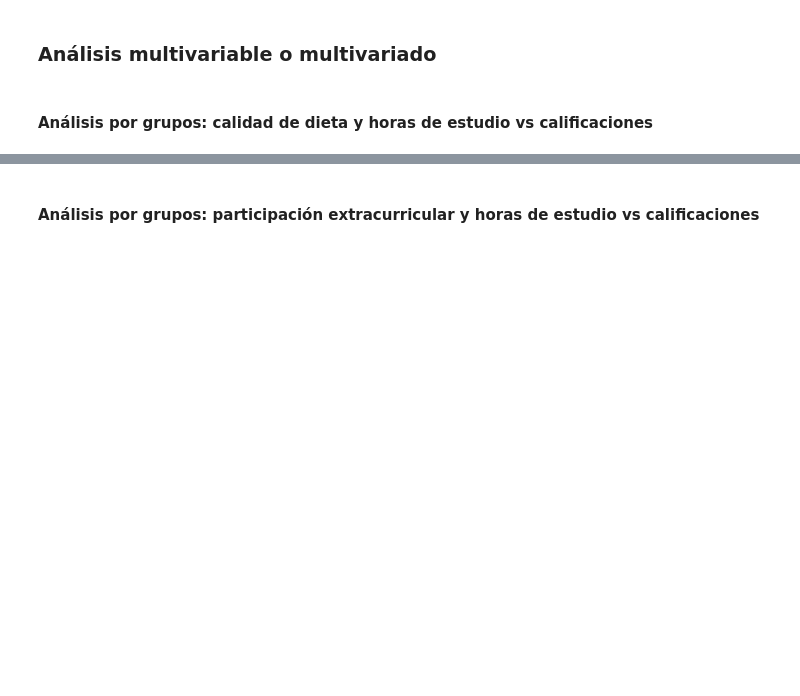
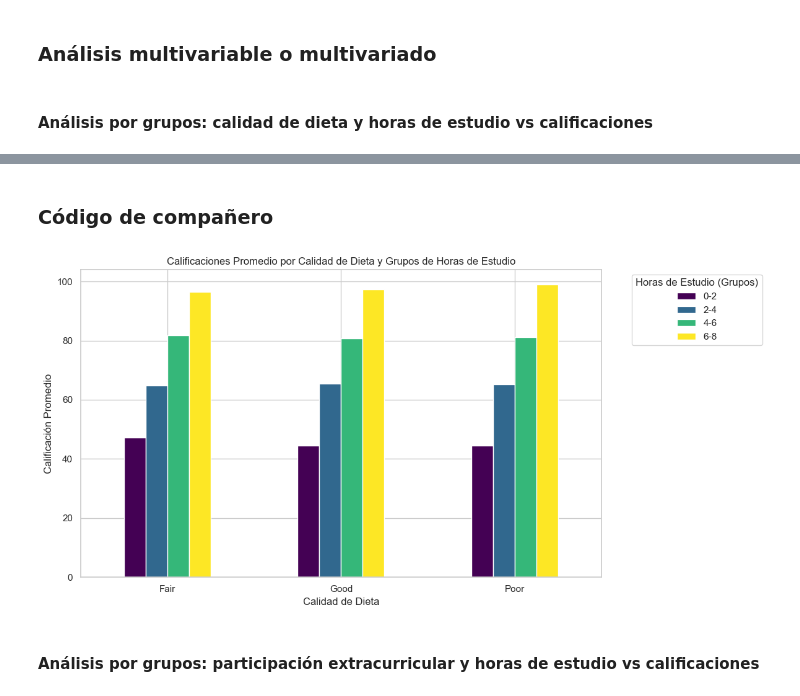
Before and after one commit to carlxngel/Performance, a Jupyter notebook: performance.ipynb, the cells around one changed output, grey strips where cells are left out. Saved outputs shown, nothing was run; the diff lists cells and outputs as text; code cells hidden in the pictures; blank space fills up the shorter version.

```diff
--- a/performance.ipynb
+++ b/performance.ipynb
@@ -463,2 +501,30 @@ sns.heatmap(df[var_num].corr(), annot=True, cmap='coolwarm', fmt='.2f', linewidt
+# %% [markdown]
+### Código de compañero
+# %%
+### Analisis por grupos: Calidad de dieta y horas de estudio vs calificaciones
+
+# Crear una nueva columna para agrupar las horas de estudio en intervalos
+df['study_hours_group'] = pd.cut(df['study_hours_per_day'],
+                                 bins=np.arange(0, df['study_hours_per_day'].max() + 1, 2),
+                                 right=False,
+                                 labels=[f'{i}-{i+2}' for i in range(0, int(df['study_hours_per_day'].max()), 2)])
+
+# Calcular la media de calificaciones por calidad de dieta y grupo de horas de estudio
+grouped_data = df.groupby(['diet_quality', 'study_hours_group'])['exam_score'].mean().unstack()
+
+# Crear gráfico de barras agrupadas
+grouped_data.plot(kind='bar', figsize=(12, 6), colormap='viridis')
+
+# Configurar etiquetas y título
+plt.title('Calificaciones Promedio por Calidad de Dieta y Grupos de Horas de Estudio')
+plt.xlabel('Calidad de Dieta')
+plt.ylabel('Calificación Promedio')
+plt.xticks(rotation=0)
+plt.legend(title='Horas de Estudio (Grupos)', bbox_to_anchor=(1.05, 1), loc='upper left')
+
+plt.tight_layout()
+plt.show()
+# %% [output]
+[figure, added]
 # %% [markdown]
 #### Análisis por grupos: participación extracurricular y horas de estudio vs calificaciones
```
Also changed, not shown: parts of 3 cells of this notebook.
